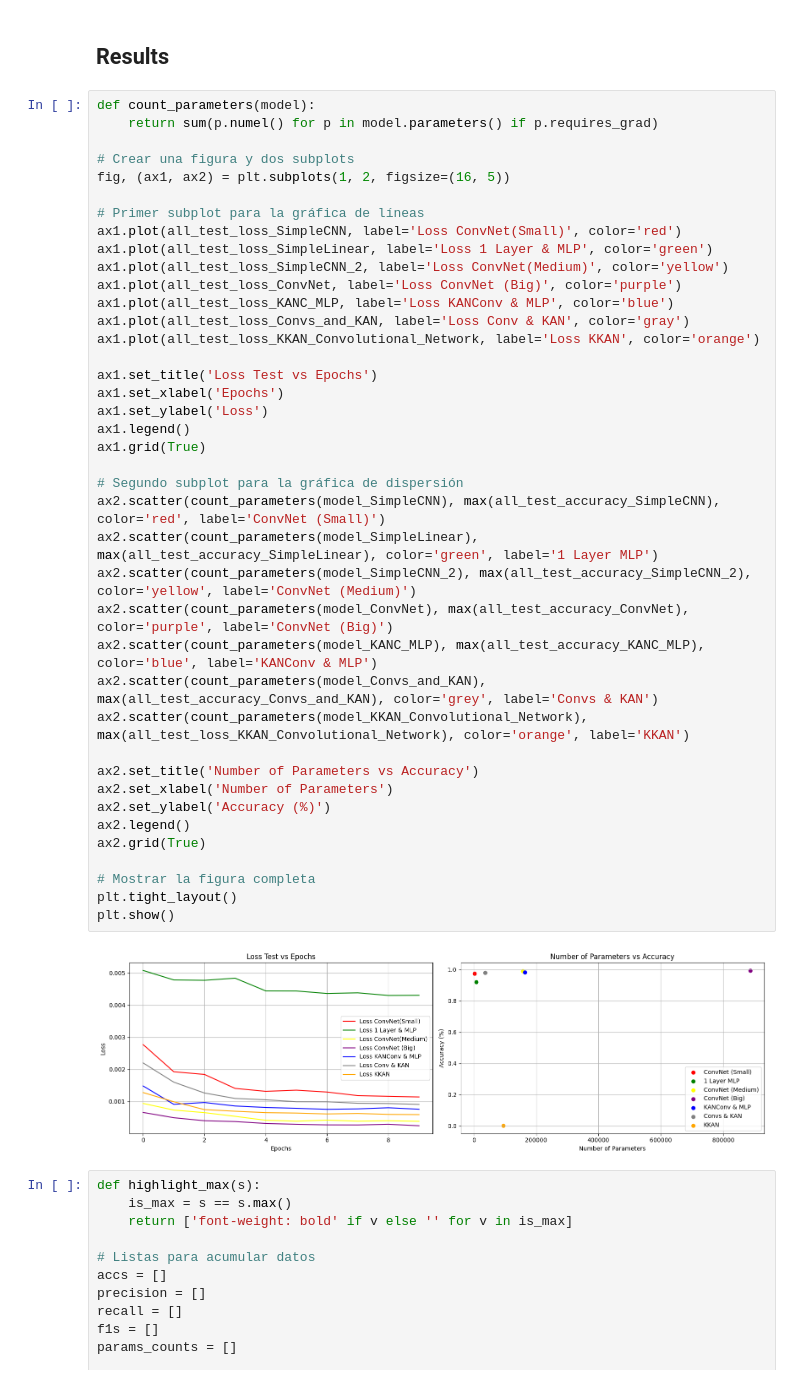
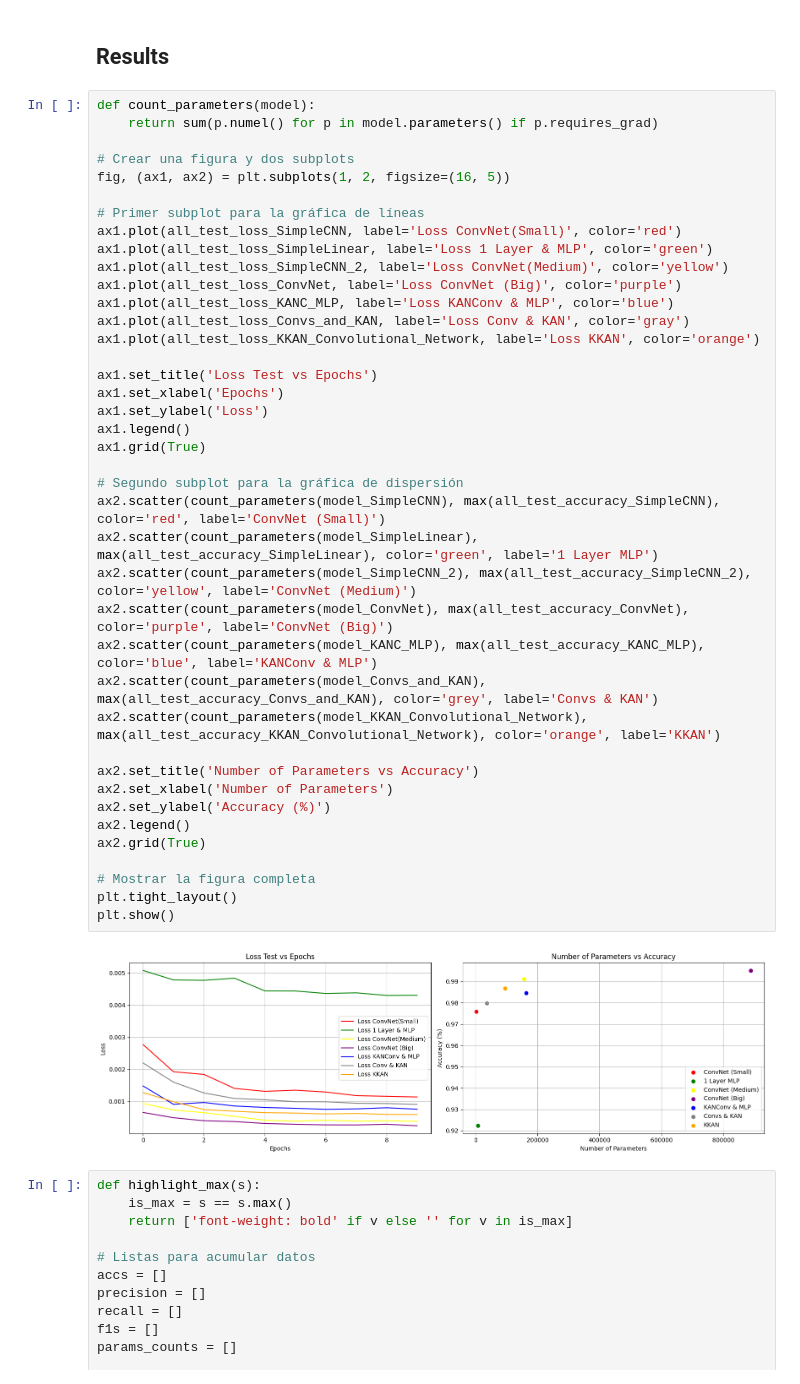
Before and after one commit to AntonioTepsich/Convolutional-KANs, a Jupyter notebook: experiment_28x28.ipynb, the cells around one changed output. Cells and saved outputs as stored; diff of their text form.

```diff
--- a/experiment_28x28.ipynb
+++ b/experiment_28x28.ipynb
@@ -378,35 +378,35 @@ ax1.plot(all_test_loss_SimpleLinear, label='Loss 1 Layer & MLP', color='green')
 ax1.plot(all_test_loss_SimpleCNN_2, label='Loss ConvNet(Medium)', color='yellow')
 ax1.plot(all_test_loss_ConvNet, label='Loss ConvNet (Big)', color='purple')
 ax1.plot(all_test_loss_KANC_MLP, label='Loss KANConv & MLP', color='blue')
 ax1.plot(all_test_loss_Convs_and_KAN, label='Loss Conv & KAN', color='gray')
 ax1.plot(all_test_loss_KKAN_Convolutional_Network, label='Loss KKAN', color='orange')
 
 ax1.set_title('Loss Test vs Epochs')
 ax1.set_xlabel('Epochs')
 ax1.set_ylabel('Loss')
 ax1.legend()
 ax1.grid(True)
 
 # Segundo subplot para la gráfica de dispersión
 ax2.scatter(count_parameters(model_SimpleCNN), max(all_test_accuracy_SimpleCNN), color='red', label='ConvNet (Small)')
 ax2.scatter(count_parameters(model_SimpleLinear), max(all_test_accuracy_SimpleLinear), color='green', label='1 Layer MLP')
 ax2.scatter(count_parameters(model_SimpleCNN_2), max(all_test_accuracy_SimpleCNN_2), color='yellow', label='ConvNet (Medium)')
 ax2.scatter(count_parameters(model_ConvNet), max(all_test_accuracy_ConvNet), color='purple', label='ConvNet (Big)')
 ax2.scatter(count_parameters(model_KANC_MLP), max(all_test_accuracy_KANC_MLP), color='blue', label='KANConv & MLP')
 ax2.scatter(count_parameters(model_Convs_and_KAN), max(all_test_accuracy_Convs_and_KAN), color='grey', label='Convs & KAN')
-ax2.scatter(count_parameters(model_KKAN_Convolutional_Network), max(all_test_loss_KKAN_Convolutional_Network), color='orange', label='KKAN')
+ax2.scatter(count_parameters(model_KKAN_Convolutional_Network), max(all_test_accuracy_KKAN_Convolutional_Network), color='orange', label='KKAN')
 
 ax2.set_title('Number of Parameters vs Accuracy')
 ax2.set_xlabel('Number of Parameters')
 ax2.set_ylabel('Accuracy (%)')
 ax2.legend()
 ax2.grid(True)
 
 # Mostrar la figura completa
 plt.tight_layout()
 plt.show()
 # %% [output]
-[figure, old version]
+[figure, new version]
 # %%
 def highlight_max(s):
     is_max = s == s.max()
```
